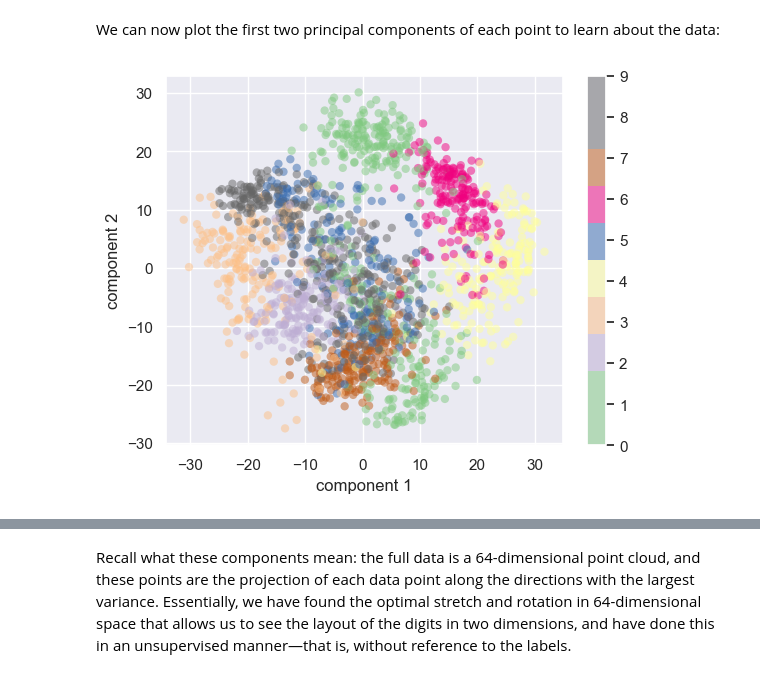
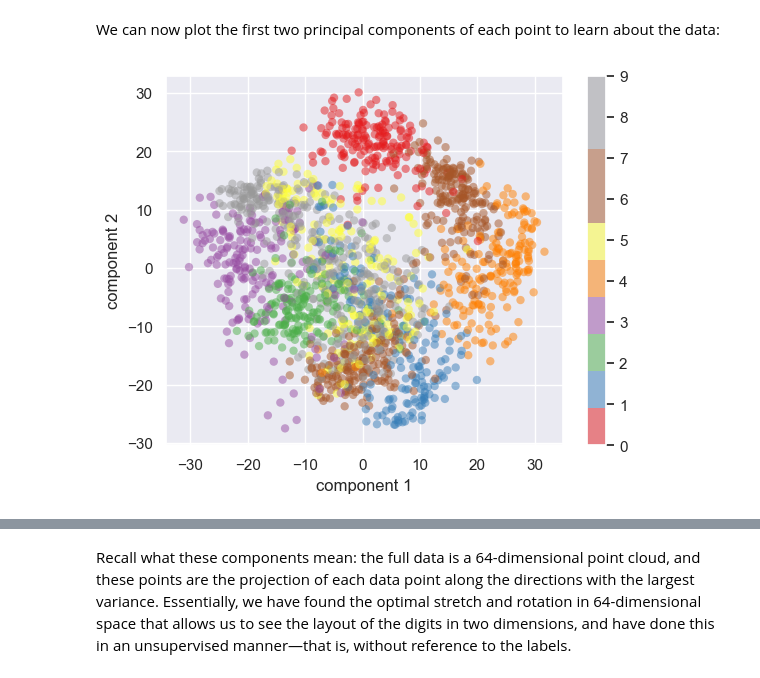
Before and after one commit to henryadams/geometry-of-data, a Jupyter notebook: 05.09-Principal-Component-Analysis.ipynb, the cells around one changed output, grey strips where cells are left out. Drawn from its saved outputs; the diff is of its cells as text; code cells hidden in the pictures.

```diff
--- a/05.09-Principal-Component-Analysis.ipynb
+++ b/05.09-Principal-Component-Analysis.ipynb
@@ -152,9 +152,9 @@ We can now plot the first two principal components of each point to learn about
 # %%
 plt.scatter(projected[:, 0], projected[:, 1],
             c=digits.target, edgecolor='none', alpha=0.5,
-            cmap=plt.cm.get_cmap('Accent', 10))
+            cmap=plt.cm.get_cmap('Set1', 10))
 plt.xlabel('component 1')
 plt.ylabel('component 2')
 plt.colorbar();
 # %% [output]
-[figure, old version]
+[figure, new version]
```
Also changed, not shown: parts of 5 cells of this notebook.
